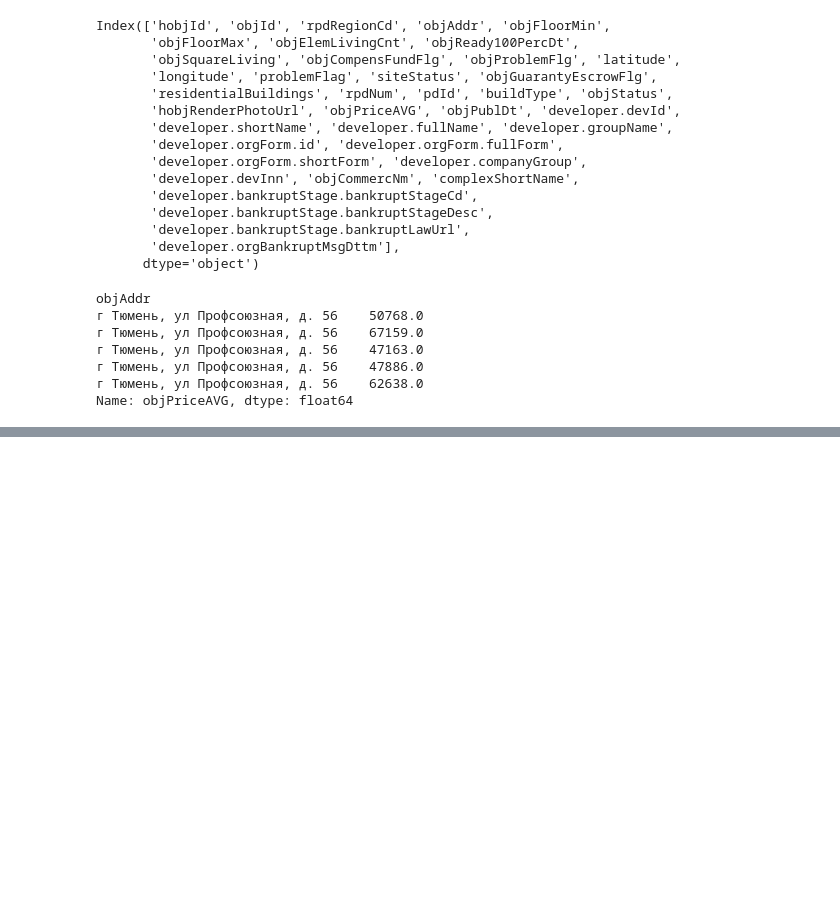
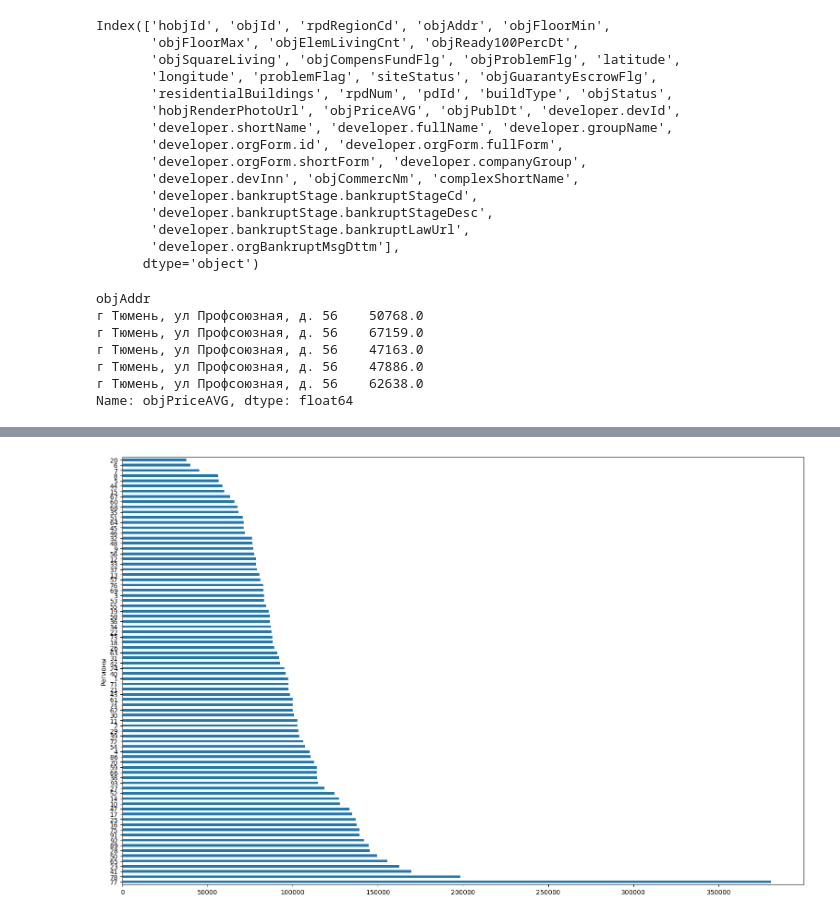
Before and after one commit to Geriys/VKirillV, a Jupyter notebook: nash_dom2-3.ipynb, the cells around one changed output, grey strips where cells are left out. Drawn from its saved outputs; the diff is of its cells as text; code cells hidden in the pictures; blank space fills up the shorter version.

```diff
--- a/nash_dom2-3.ipynb
+++ b/nash_dom2-3.ipynb
@@ -180,0 +206,6 @@ Name: objPriceAVG, dtype: float64
+# %%
+price_by_region.sort_values(ascending=False).plot(kind='barh')
+plt.ylabel('Регионы')
+plt.show()
+# %% [output]
+[figure, added]
```
Also changed, not shown: parts of 6 cells of this notebook.
